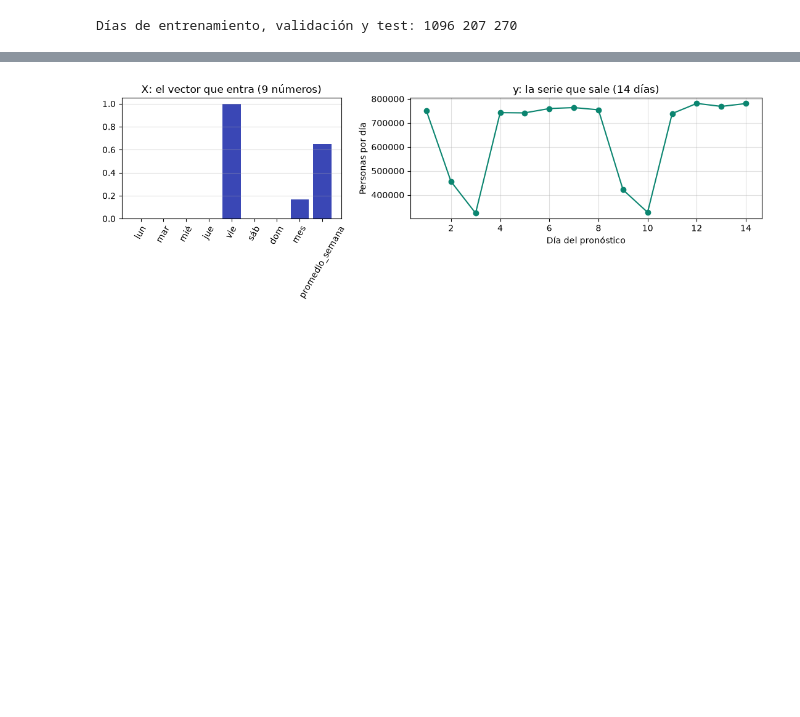
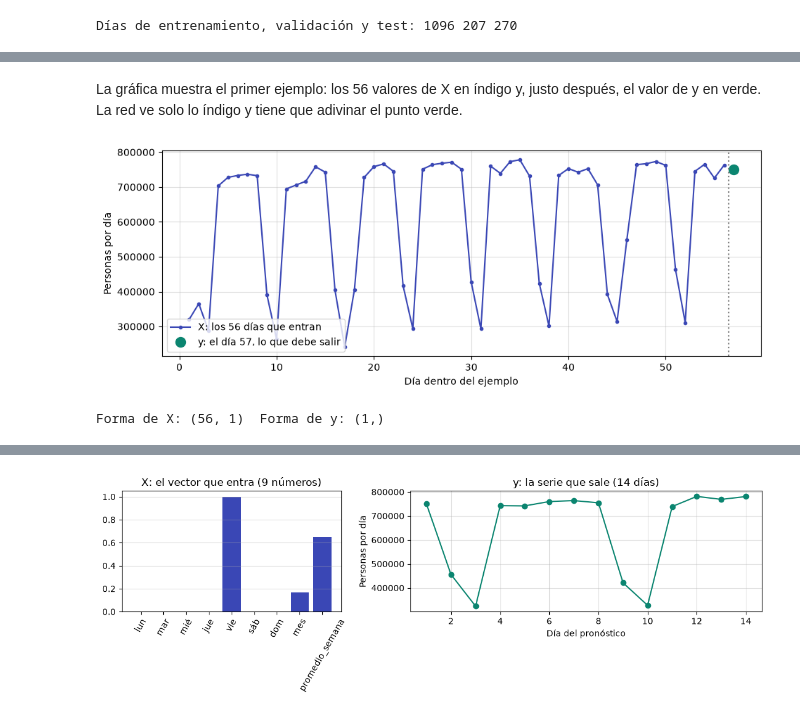
Before and after one commit to omarcastano/deeplearning-javeriana-site, a Jupyter notebook: modulo_2/unidad_2/3_experiencia/nueva/4_Script2_M2_U2_arquitecturas_pytorch.ipynb, the cells around one changed output, grey strips where cells are left out. Cells and saved outputs as stored; diff of their text form; code cells hidden in the pictures; blank space fills up the shorter version.

```diff
--- a/modulo_2/unidad_2/3_experiencia/nueva/4_Script2_M2_U2_arquitecturas_pytorch.ipynb
+++ b/modulo_2/unidad_2/3_experiencia/nueva/4_Script2_M2_U2_arquitecturas_pytorch.ipynb
@@ -137,7 +151,7 @@ Antes de empezar dejamos listas dos cosas que se repiten en todas las secciones.
 scale = 1e6  # los pasajeros se dividen entre un millón
 
 class WindowDataset(Dataset):
-    def __init__(self, series, window_length=56, horizon=14):
+    def __init__(self, series, window_length=56, horizon=1):
         self.values = torch.tensor(series.values / scale, dtype=torch.float32)
         self.dates = series.index
         self.window_length = window_length
@@ -149,7 +163,7 @@ class WindowDataset(Dataset):
     def __getitem__(self, idx):
         end = idx + self.window_length
         X = self.values[idx:end].unsqueeze(-1)       # (56, 1): 56 pasos con 1 variable
-        y = self.values[end:end + self.horizon]      # (14,): los 14 días siguientes
+        y = self.values[end:end + self.horizon]      # (horizon,): los días siguientes
         return X, y
 
 
@@ -165,7 +179,7 @@ def windows_table(dataset, n=5, x_name="x"):
     for i in range(n):
         X, y = dataset[i]
         row = {f"{x_name}_{t + 1}": X[t, 0].item() * scale for t in range(len(X))}
-        row.update({f"y_{h + 1}": y[h].item() * scale for h in range(len(y))})
+        row.update({"y" if len(y) == 1 else f"y_{h + 1}": y[h].item() * scale for h in range(len(y))})
         rows.append(row)
     with pd.option_context("display.max_columns", 12):
         display(pd.DataFrame(rows, index=[f"ejemplo {i + 1}" for i in range(n)]).round().astype(int))
@@ -480,0 +303,5 @@ En la tabla, cada fila es un ejemplo: las nueve primeras columnas forman el vect
+# %%
+train_set_1 = WindowDataset(rail_train, horizon=1)
+valid_set_1 = WindowDataset(rail_valid, horizon=1)
+print("Ejemplos de entrenamiento y validación:", len(train_set_1), len(valid_set_1))
+windows_table(train_set_1)
@@ -480,0 +317,14 @@ En la tabla, cada fila es un ejemplo: las nueve primeras columnas forman el vect
+# %% [markdown]
+La gráfica muestra el primer ejemplo: los 56 valores de X en índigo y, justo después, el valor de y en verde. La red ve solo lo índigo y tiene que adivinar el punto verde.
+# %%
+X, y = train_set_1[0]
+fig, ax = plt.subplots(figsize=(11, 3.8))
+ax.plot(np.arange(1, 57), X[:, 0] * scale, "o-", color=INDIGO, ms=3, label="X: los 56 días que entran")
+ax.plot(57, y * scale, "o", color=TEAL, ms=10, label="y: el día 57, lo que debe salir")
+ax.axvline(56.5, color="gray", ls=":")
+ax.set_xlabel("Día dentro del ejemplo"); ax.set_ylabel("Personas por día"); ax.grid(alpha=0.4); ax.legend(loc="lower left")
+plt.show()
+print("Forma de X:", tuple(X.shape), " Forma de y:", tuple(y.shape))
+# %% [output]
+[figure, added]
+Forma de X: (56, 1)  Forma de y: (1,)
```
Also changed, not shown: parts of 76 cells of this notebook, 2 other files.
